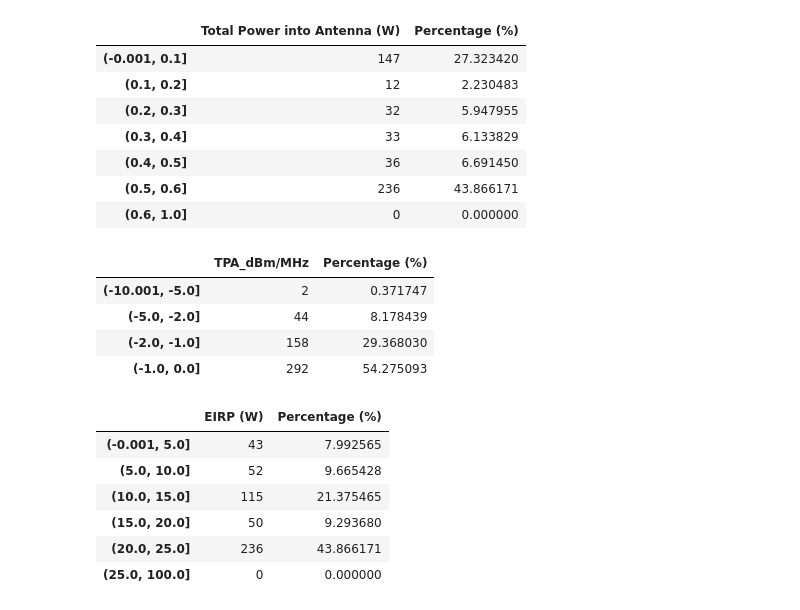
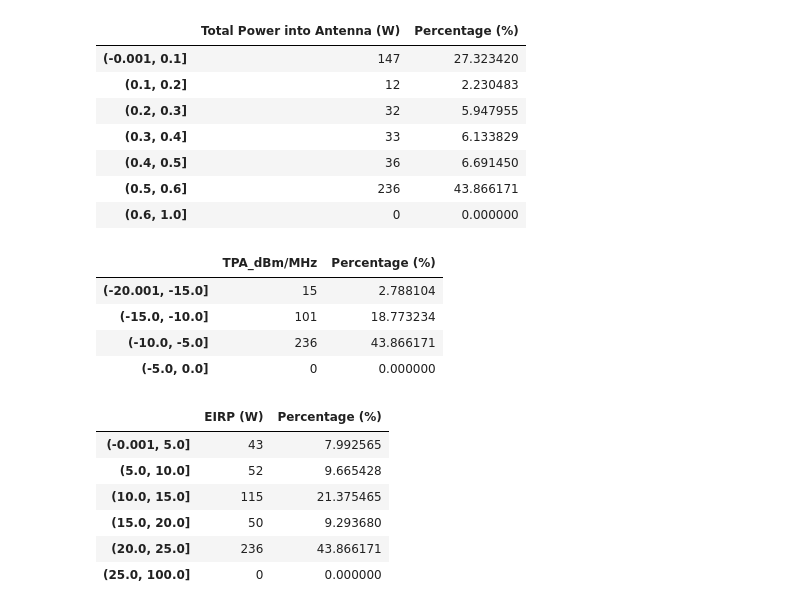
Before and after one commit to navnith-reddy/RAdata, a Jupyter notebook: dataProcessing.ipynb, the cells around one changed output. Cells and saved outputs as stored; diff of their text form; code cells hidden in the pictures.

```diff
--- a/dataProcessing.ipynb
+++ b/dataProcessing.ipynb
@@ -54,12 +56,13 @@ unwired = unwired.replace({0:np.nan})
 unwired['EIRP_dBm'] = 10 * np.log10(1000 * unwired['EIRP'])
 
 # Convert dBm to dBm/MHz
-unwired['EIRP_dBm/MHz'] = unwired['EIRP_dBm'] / unwired['BW (MHz)']
+unwired['EIRP_dBm/MHz'] = unwired['EIRP_dBm'] + 10 * np.log10(1 / unwired['BW (MHz)'])
 
 # Total Power into Antenna
 unwired['TPA_dBW'] = (unwired['EIRP_dBm'] - 30) - unwired['Antenna_Gain']
 unwired['TPA_W'] = np.power(10, (unwired['TPA_dBW'] / 10))
-unwired['TPA_dBm/MHz'] = unwired['TPA_dBW'] / unwired['BW (MHz)']
+unwired['TPA_dBm/MHz'] = unwired['TPA_dBW'] + 10 * np.log10(1 / unwired['BW (MHz)'])
+unwired['MHz_dBm'] = 10 * np.log10(1 / unwired['BW (MHz)'])
 
 # Save to xlsx
 unwired.reset_index(drop=True, inplace=True)
@@ -125,18 +128,18 @@ TPAdist
 | (0.6, 1.0] | 0 | 0.000000 |
 # %%
 # TPA Distribution (dBm/MHz)
-bins = [-10, -5, -2, -1, 0]
+bins = [-20, -15, -10, -5, 0]
 TPAdist = pd.DataFrame(unwired['TPA_dBm/MHz'].value_counts(bins=bins, sort=False))
 TPAdist['Percentage (%)'] = (TPAdist['TPA_dBm/MHz'] / 538) * 100
 TPAdist.rename(columns={'TPA_W' : 'Total Power into Antenna (dBm/MHz)'}, inplace=True)
 TPAdist.to_csv('Data/TPAdist_dBmMHz.csv', index=True)
 TPAdist
 # %% [output]
 |  | TPA_dBm/MHz | Percentage (%) |
-| (-10.001, -5.0] | 2 | 0.371747 |
-| (-5.0, -2.0] | 44 | 8.178439 |
-| (-2.0, -1.0] | 158 | 29.368030 |
-| (-1.0, 0.0] | 292 | 54.275093 |
+| (-20.001, -15.0] | 15 | 2.788104 |
+| (-15.0, -10.0] | 101 | 18.773234 |
+| (-10.0, -5.0] | 236 | 43.866171 |
+| (-5.0, 0.0] | 0 | 0.000000 |
 # %%
 # EIRP
 bins = [0, 5, 10, 15, 20, 25, 100]
```
Also changed, not shown: parts of 3 cells of this notebook, 3 other files.
